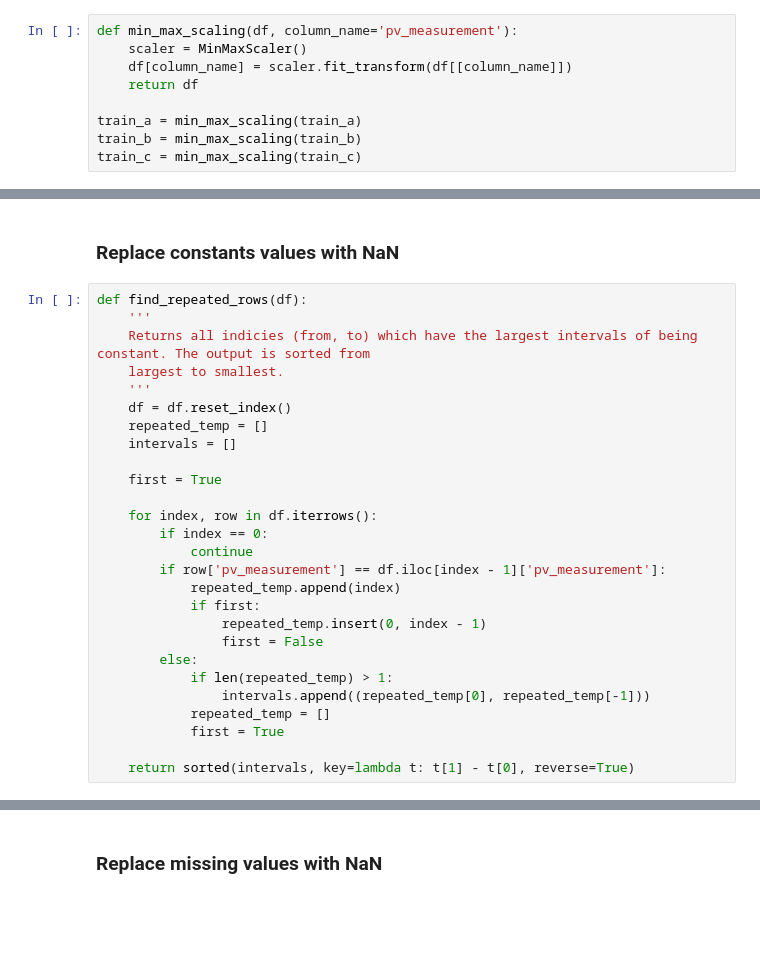
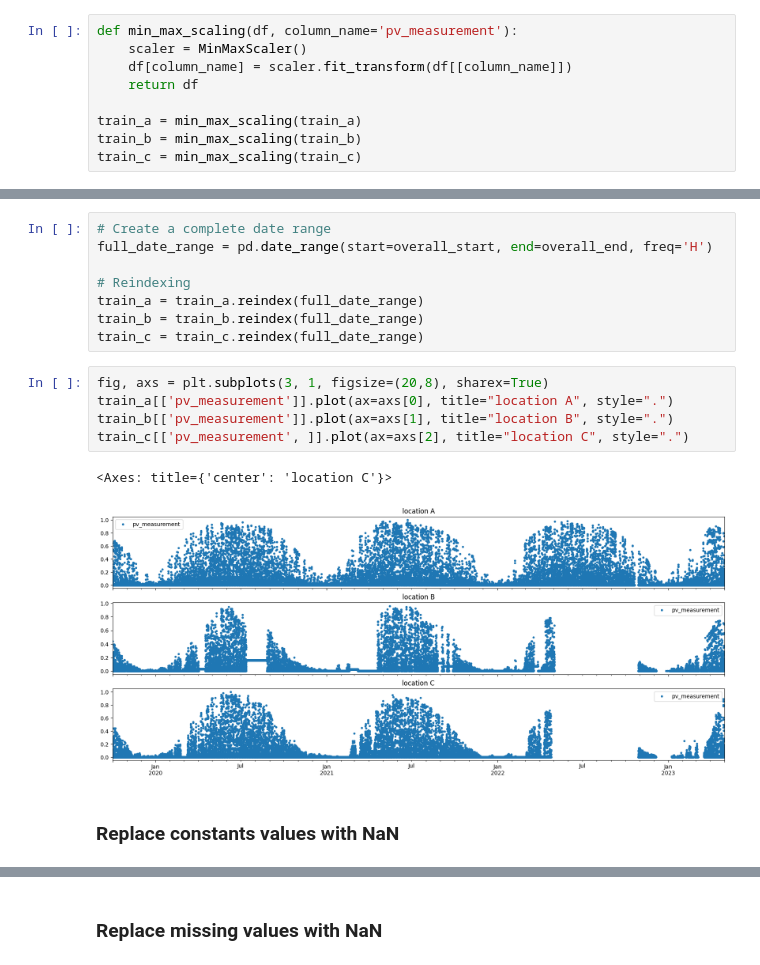
Before and after one commit to simenstang/TDT4173, a Jupyter notebook: data/notebooks_trials/notebooks_marcus/marcus01.ipynb, the cells around one changed output, grey strips where cells are left out. Drawn from its saved outputs; the diff is of its cells as text; blank space fills up the shorter version.

```diff
--- a/data/notebooks_trials/notebooks_marcus/marcus01.ipynb
+++ b/data/notebooks_trials/notebooks_marcus/marcus01.ipynb
@@ -54,30 +83,19 @@ train_c = min_max_scaling(train_c)
+# %%
+# Create a complete date range
+full_date_range = pd.date_range(start=overall_start, end=overall_end, freq='H')
+
+# Reindexing
+train_a = train_a.reindex(full_date_range)
+train_b = train_b.reindex(full_date_range)
+train_c = train_c.reindex(full_date_range)
+# %%
+fig, axs = plt.subplots(3, 1, figsize=(20,8), sharex=True)
+train_a[['pv_measurement']].plot(ax=axs[0], title="location A", style=".")
+train_b[['pv_measurement']].plot(ax=axs[1], title="location B", style=".")
+train_c[['pv_measurement', ]].plot(ax=axs[2], title="location C", style=".")
+# %% [output]
+<Axes: title={'center': 'location C'}>
+[figure, added]
 # %% [markdown]
 ### Replace constants values with NaN
-# %%
-def find_repeated_rows(df):
-    '''
-    Returns all indicies (from, to) which have the largest intervals of being constant. The output is sorted from
-    largest to smallest.
-    '''
-    df = df.reset_index()
-    repeated_temp = []
-    intervals = []
-
-    first = True
-
-    for index, row in df.iterrows():
-        if index == 0:
-            continue
-        if row['pv_measurement'] == df.iloc[index - 1]['pv_measurement']:
-            repeated_temp.append(index)
-            if first:
-                repeated_temp.insert(0, index - 1)
-                first = False
-        else:
-            if len(repeated_temp) > 1:
-                intervals.append((repeated_temp[0], repeated_temp[-1]))
-            repeated_temp = []
-            first = True
-
-    return sorted(intervals, key=lambda t: t[1] - t[0], reverse=True)
 # %%
```
Also changed, not shown: parts of 18 cells of this notebook, 1 other file.
